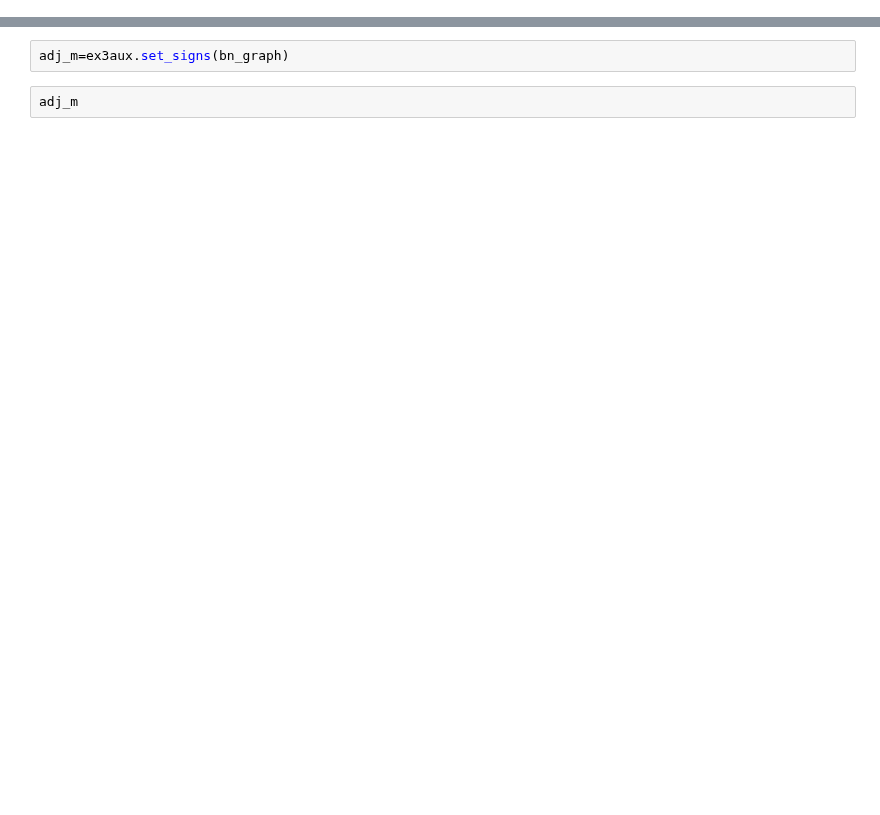
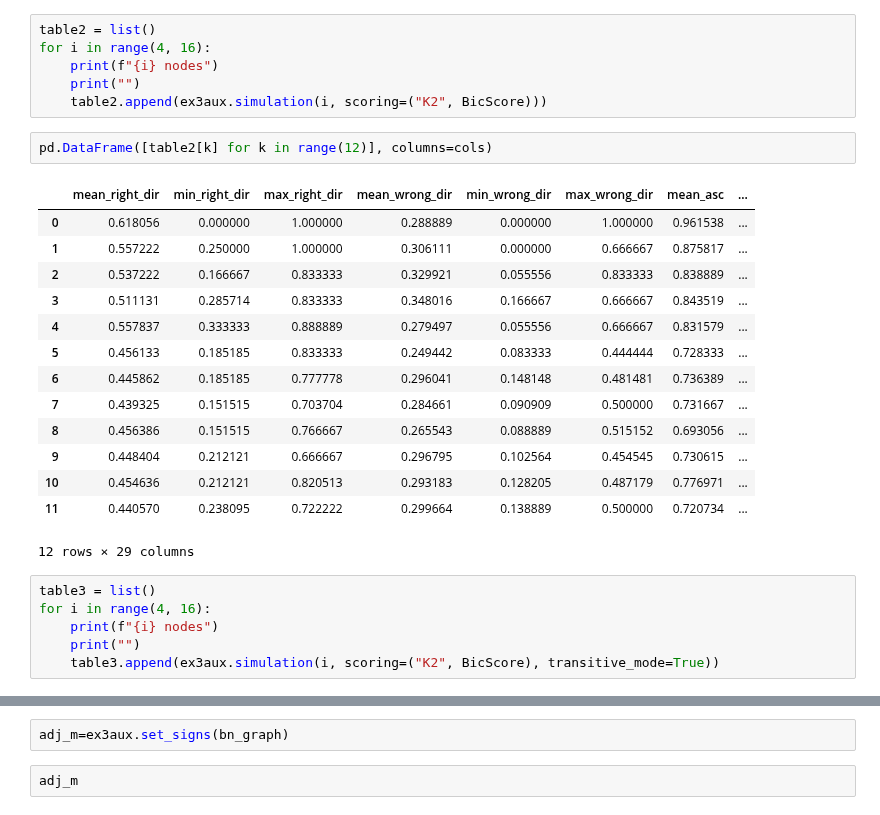
Before and after one commit to dmitry-grigorev/BAMT, a Jupyter notebook: experiments3/Experiments_synth_3.ipynb, the cells around one changed output, grey strips where cells are left out. Drawn from its saved outputs; the diff is of its cells as text; blank space fills up the shorter version.

```diff
--- a/experiments3/Experiments_synth_3.ipynb
+++ b/experiments3/Experiments_synth_3.ipynb
@@ -89,0 +69,29 @@ table1
+# %%
+table2 = list()
+for i in range(4, 16):
+    print(f"{i} nodes")
+    print("")
+    table2.append(ex3aux.simulation(i, scoring=("K2", BicScore)))
+# %%
+pd.DataFrame([table2[k] for k in range(12)], columns=cols)
+# %% [output]
+|  | mean_right_dir | min_right_dir | max_right_dir | mean_wrong_dir | min_wrong_dir | max_wrong_dir | mean_asc | ... |
+| 0 | 0.618056 | 0.000000 | 1.000000 | 0.288889 | 0.000000 | 1.000000 | 0.961538 | ... |
+| 1 | 0.557222 | 0.250000 | 1.000000 | 0.306111 | 0.000000 | 0.666667 | 0.875817 | ... |
+| 2 | 0.537222 | 0.166667 | 0.833333 | 0.329921 | 0.055556 | 0.833333 | 0.838889 | ... |
+| 3 | 0.511131 | 0.285714 | 0.833333 | 0.348016 | 0.166667 | 0.666667 | 0.843519 | ... |
+| 4 | 0.557837 | 0.333333 | 0.888889 | 0.279497 | 0.055556 | 0.666667 | 0.831579 | ... |
+| 5 | 0.456133 | 0.185185 | 0.833333 | 0.249442 | 0.083333 | 0.444444 | 0.728333 | ... |
+| 6 | 0.445862 | 0.185185 | 0.777778 | 0.296041 | 0.148148 | 0.481481 | 0.736389 | ... |
+| 7 | 0.439325 | 0.151515 | 0.703704 | 0.284661 | 0.090909 | 0.500000 | 0.731667 | ... |
+| 8 | 0.456386 | 0.151515 | 0.766667 | 0.265543 | 0.088889 | 0.515152 | 0.693056 | ... |
+| 9 | 0.448404 | 0.212121 | 0.666667 | 0.296795 | 0.102564 | 0.454545 | 0.730615 | ... |
+| 10 | 0.454636 | 0.212121 | 0.820513 | 0.293183 | 0.128205 | 0.487179 | 0.776971 | ... |
+| 11 | 0.440570 | 0.238095 | 0.722222 | 0.299664 | 0.138889 | 0.500000 | 0.720734 | ... |
+12 rows × 29 columns
+# %%
+table3 = list()
+for i in range(4, 16):
+    print(f"{i} nodes")
+    print("")
+    table3.append(ex3aux.simulation(i, scoring=("K2", BicScore), transitive_mode=True))
```
Also changed, not shown: parts of 48 cells of this notebook, 2 other files.
